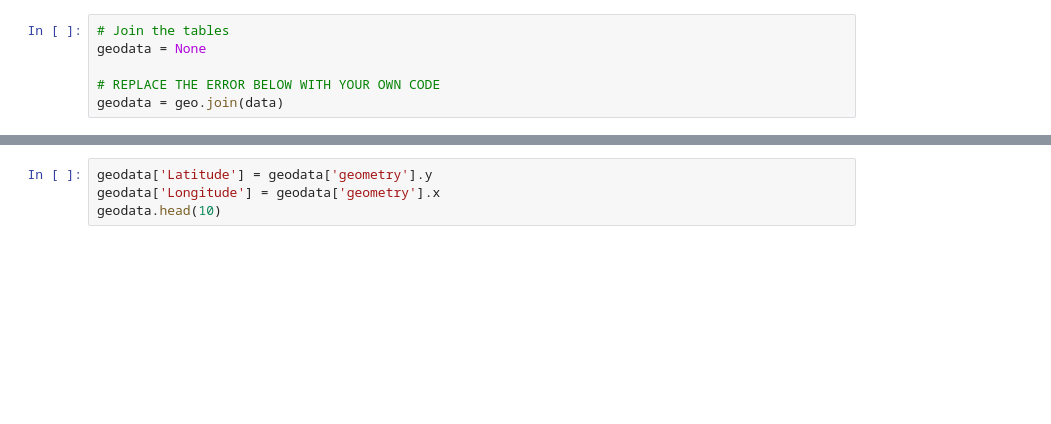
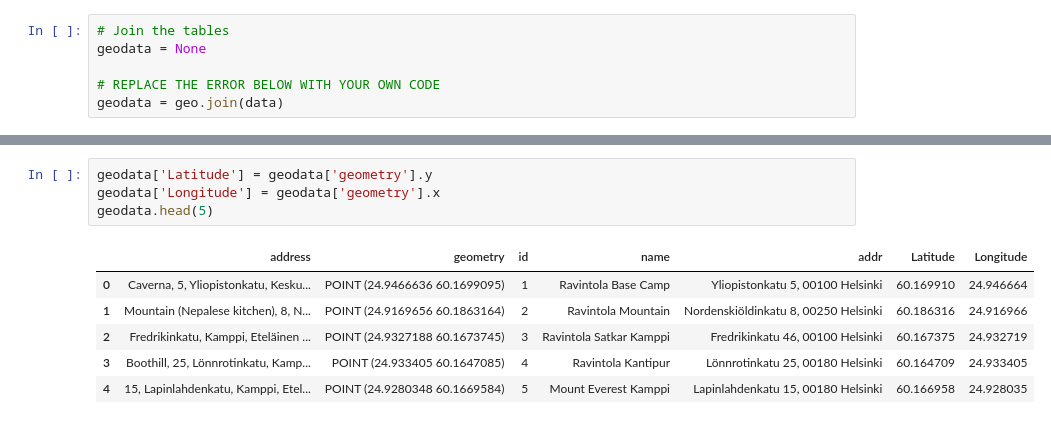
Before and after one commit to AdBinay/NepaleseResturantHelsinkiRegion, a Jupyter notebook: notebooks/FinalAssignment/FinalAssignmentAutoGIS.ipynb, the cells around one changed output, grey strips where cells are left out. Cells and saved outputs as stored; diff of their text form; blank space fills up the shorter version.

```diff
--- a/notebooks/FinalAssignment/FinalAssignmentAutoGIS.ipynb
+++ b/notebooks/FinalAssignment/FinalAssignmentAutoGIS.ipynb
@@ -83,7 +92,14 @@ geodata = geo.join(data)
 # %%
 geodata['Latitude'] = geodata['geometry'].y
 geodata['Longitude'] = geodata['geometry'].x
-geodata.head(10)
+geodata.head(5)
+# %% [output]
+|  | address | geometry | id | name | addr | Latitude | Longitude |
+| 0 | Caverna, 5, Yliopistonkatu, Kesku... | POINT (24.9466636 60.1699095) | 1 | Ravintola Base Camp | Yliopistonkatu 5, 00100 Helsinki | 60.169910 | 24.946664 |
+| 1 | Mountain (Nepalese kitchen), 8, N... | POINT (24.9169656 60.1863164) | 2 | Ravintola Mountain | Nordenskiöldinkatu 8, 00250 Helsinki | 60.186316 | 24.916966 |
+| 2 | Fredrikinkatu, Kamppi, Eteläinen ... | POINT (24.9327188 60.1673745) | 3 | Ravintola Satkar Kamppi | Fredrikinkatu 46, 00100 Helsinki | 60.167375 | 24.932719 |
+| 3 | Boothill, 25, Lönnrotinkatu, Kamp... | POINT (24.933405 60.1647085) | 4 | Ravintola Kantipur | Lönnrotinkatu 25, 00180 Helsinki | 60.164709 | 24.933405 |
+| 4 | 15, Lapinlahdenkatu, Kamppi, Etel... | POINT (24.9280348 60.1669584) | 5 | Mount Everest Kamppi | Lapinlahdenkatu 15, 00180 Helsinki | 60.166958 | 24.928035 |
 # %%
 locations = geodata[['Latitude', 'Longitude']]
 locationlist = locations.values.tolist()
```
Also changed, not shown: parts of 6 cells of this notebook.
